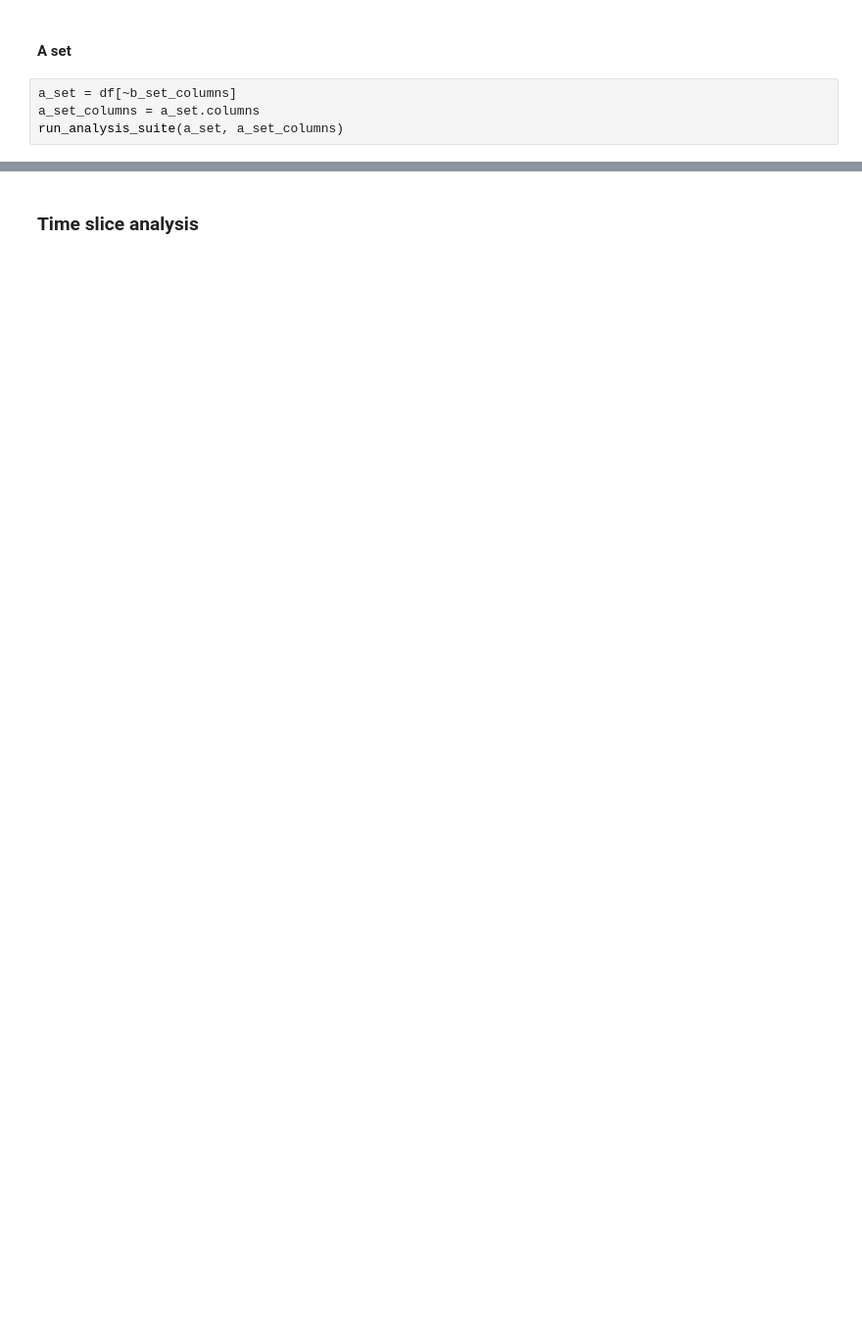
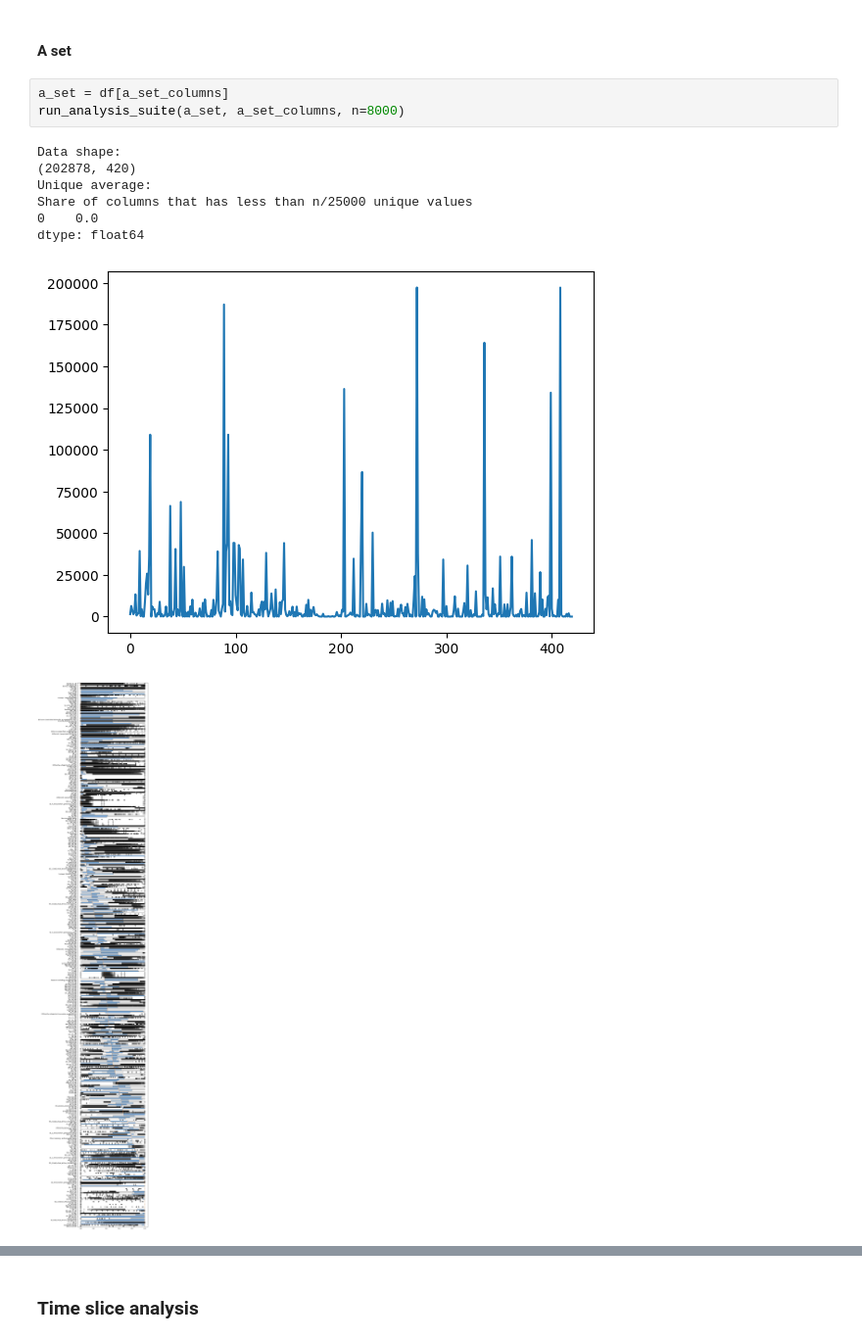
Before and after one commit to albinjanzen/masterthesis, a Jupyter notebook: Master Thesis Code.ipynb, the cells around one changed output, grey strips where cells are left out. Shown at 98% size. Saved outputs shown, nothing was run; the diff lists cells and outputs as text; blank space fills up the shorter version.

```diff
--- a/Master Thesis Code.ipynb
+++ b/Master Thesis Code.ipynb
@@ -371,6 +413,14 @@ dtype: float64
 # %% [markdown]
 #### A set
 # %%
-a_set = df[~b_set_columns]
-a_set_columns = a_set.columns
-run_analysis_suite(a_set, a_set_columns)
+a_set = df[a_set_columns]
+run_analysis_suite(a_set, a_set_columns, n=8000)
+# %% [output]
+Data shape:
+(202878, 420)
+Unique average:
+Share of columns that has less than n/25000 unique values
+0    0.0
+dtype: float64
+[figure, added]
+[figure, added]
```
Also changed, not shown: parts of 31 cells of this notebook, 3 other files.
